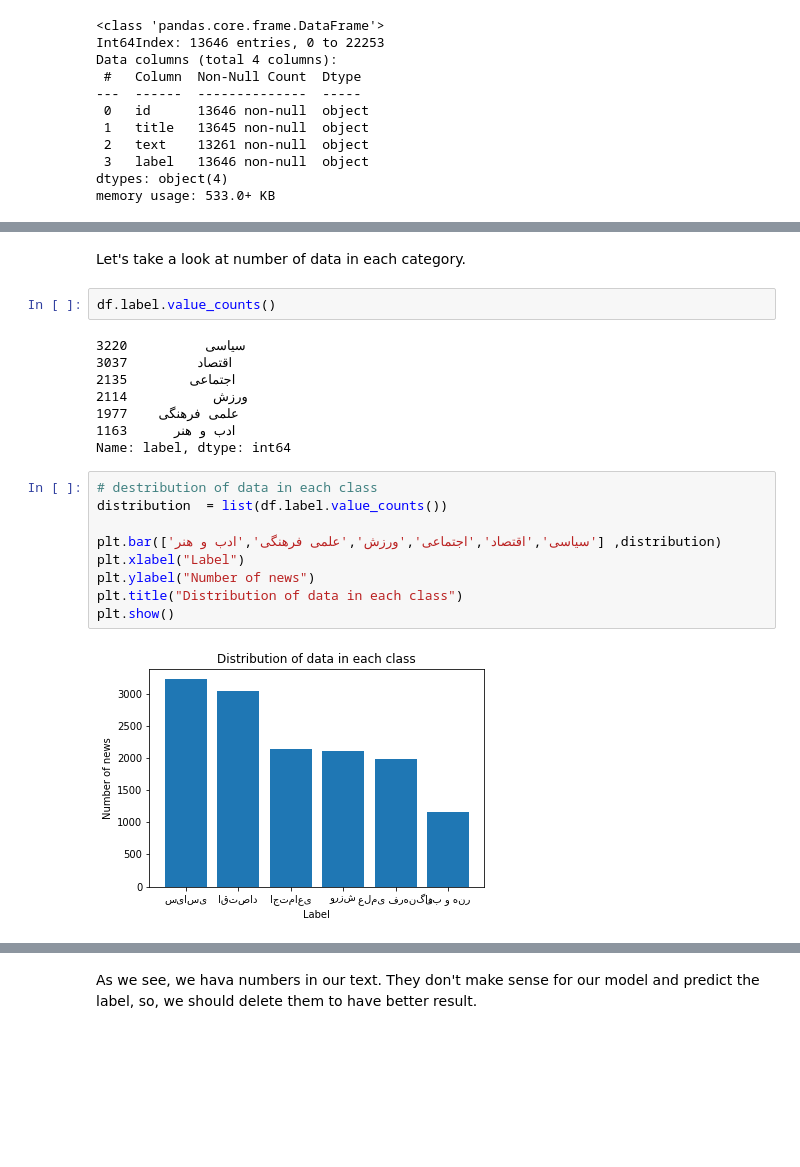
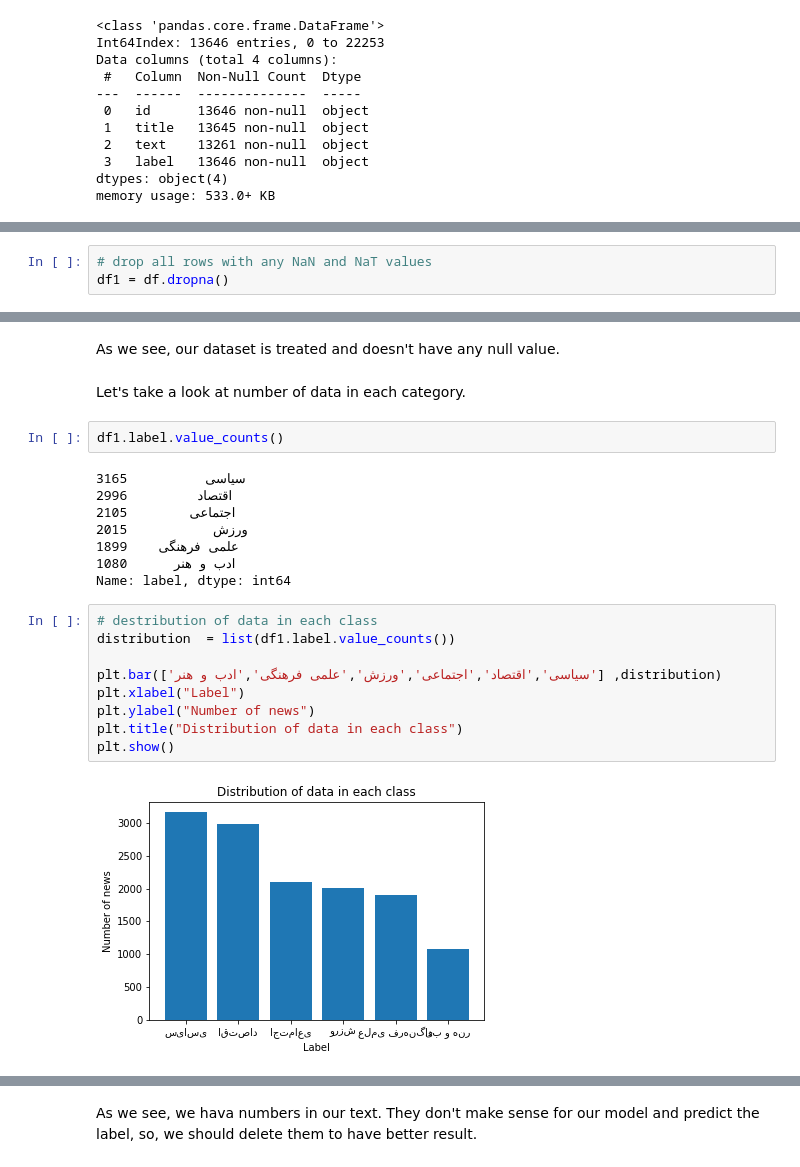
Before and after one commit to ZahraDehghani99/AI-Internship, a Jupyter notebook: Phase05_NLP_With_Neural_Networks/Phase05_NLP_With_Neural_Networks.ipynb, the cells around one changed output, grey strips where cells are left out. Drawn from its saved outputs; the diff is of its cells as text; blank space fills up the shorter version.

Commit message:
Complete preprocessing dataset.

```diff
--- a/Phase05_NLP_With_Neural_Networks/Phase05_NLP_With_Neural_Networks.ipynb
+++ b/Phase05_NLP_With_Neural_Networks/Phase05_NLP_With_Neural_Networks.ipynb
@@ -612,0 +629,3 @@ df.describe()
+# %%
+# drop all rows with any NaN and NaT values
+df1 = df.dropna()
@@ -613,24 +644,26 @@ df.describe()
+# %% [markdown]
+As we see, our dataset is treated and doesn't have any null value.
 # %% [markdown]
 Let's take a look at number of data in each category.
 # %%
-df.label.value_counts()
+df1.label.value_counts()
 # %% [output]
-سیاسی          3220
-اقتصاد         3037
-اجتماعی        2135
-ورزش           2114
-علمی فرهنگی    1977
-ادب و هنر      1163
+سیاسی          3165
+اقتصاد         2996
+اجتماعی        2105
+ورزش           2015
+علمی فرهنگی    1899
+ادب و هنر      1080
 Name: label, dtype: int64
 # %%
 # destribution of data in each class
-distribution  = list(df.label.value_counts())
+distribution  = list(df1.label.value_counts())
 
 plt.bar(['سیاسی','اقتصاد','اجتماعی','ورزش','علمی فرهنگی','ادب و هنر'] ,distribution)
 plt.xlabel("Label")
 plt.ylabel("Number of news")
 plt.title("Distribution of data in each class")
 plt.show()
 # %% [output]
-[figure, old version]
+[figure, new version]
 # %%
```
Also changed, not shown: parts of 17 cells of this notebook.
